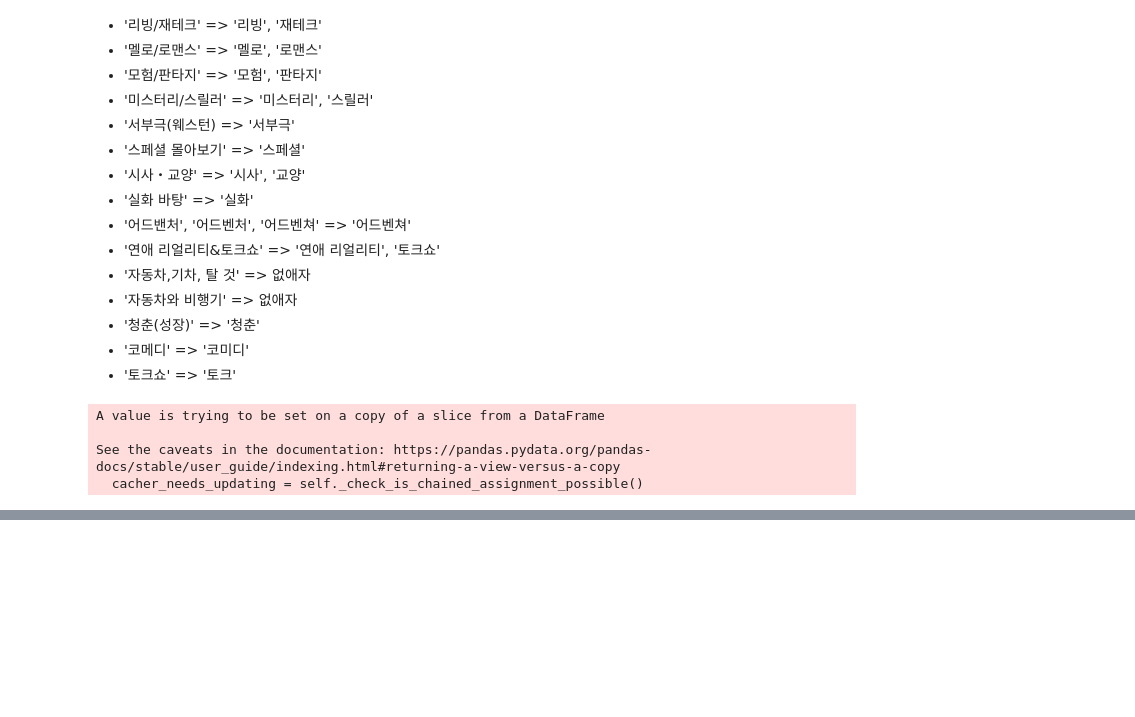
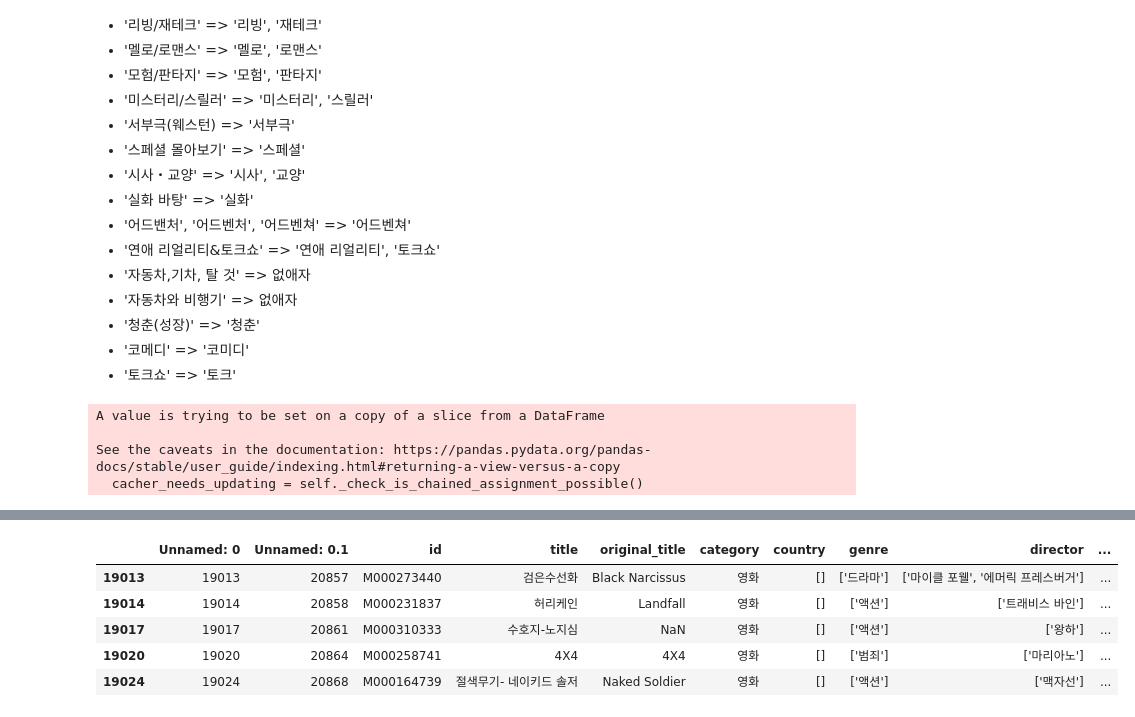
Before and after one commit to OT-T1/ottichu, a Jupyter notebook: data/processing/processing.ipynb, the cells around one changed output, grey strips where cells are left out. Cells and saved outputs as stored; diff of their text form; code cells hidden in the pictures; blank space fills up the shorter version.

```diff
--- a/data/processing/processing.ipynb
+++ b/data/processing/processing.ipynb
@@ -895,0 +918,9 @@ df.to_json("/Users/jeonggyu/Desktop/수집한 dataset/new_data/final_total_data.
+# %%
+img_df = df[df['s3_imgurl'].isnull()]
+# %% [output]
+|  | Unnamed: 0 | Unnamed: 0.1 | id | title | original_title | category | country | genre | director | ... |
+| 19013 | 19013 | 20857 | M000273440 | 검은수선화 | Black Narcissus | 영화 | [] | ['드라마'] | ['마이클 포웰', '에머릭 프레스버거'] | ... |
+| 19014 | 19014 | 20858 | M000231837 | 허리케인 | Landfall | 영화 | [] | ['액션'] | ['트래비스 바인'] | ... |
+| 19017 | 19017 | 20861 | M000310333 | 수호지-노지심 | NaN | 영화 | [] | ['액션'] | ['왕하'] | ... |
+| 19020 | 19020 | 20864 | M000258741 | 4X4 | 4X4 | 영화 | [] | ['범죄'] | ['마리아노'] | ... |
+| 19024 | 19024 | 20868 | M000164739 | 절색무기- 네이키드 솔저 | Naked Soldier | 영화 | [] | ['액션'] | ['맥자선'] | ... |
```
Also changed, not shown: parts of 40 cells of this notebook.
